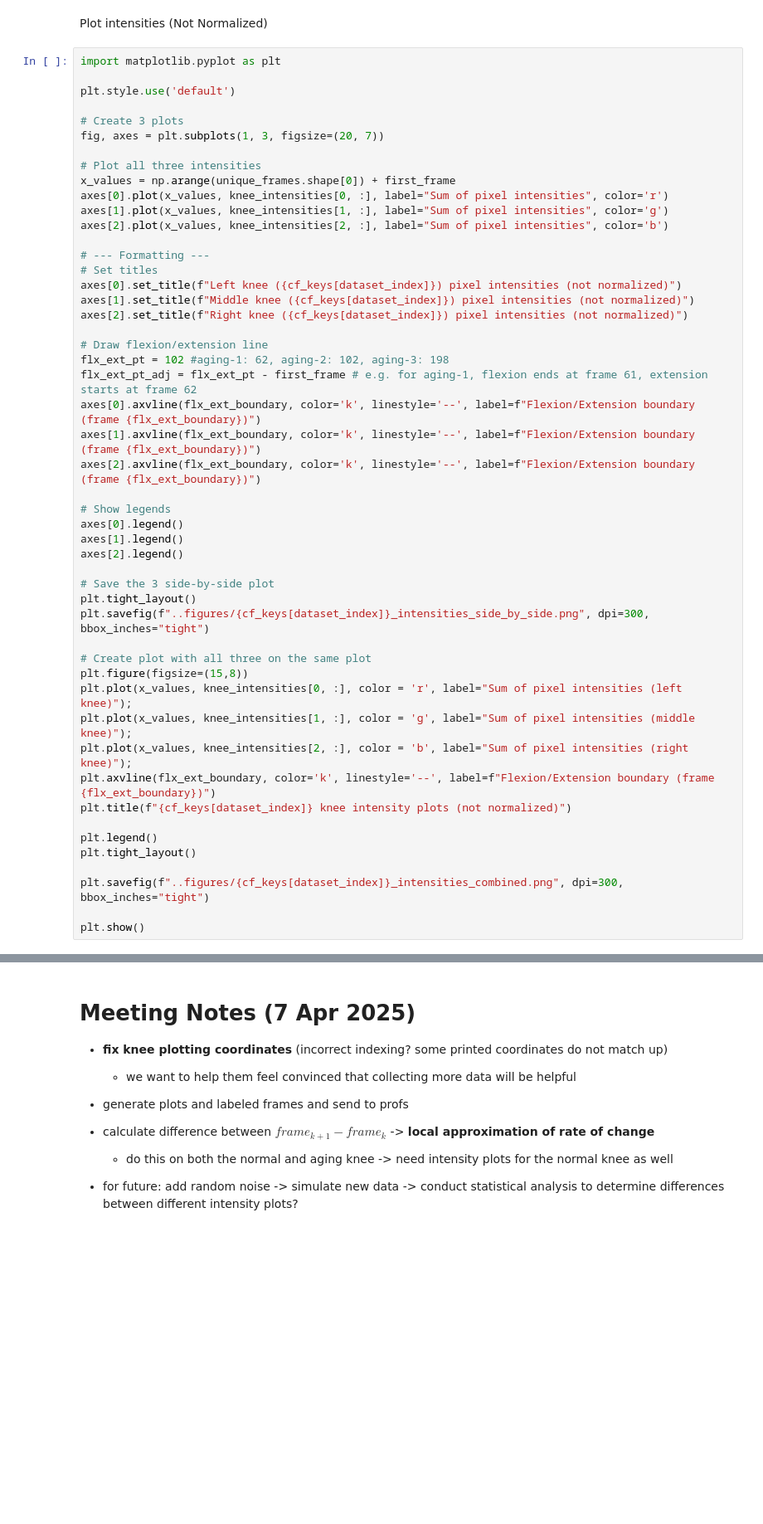
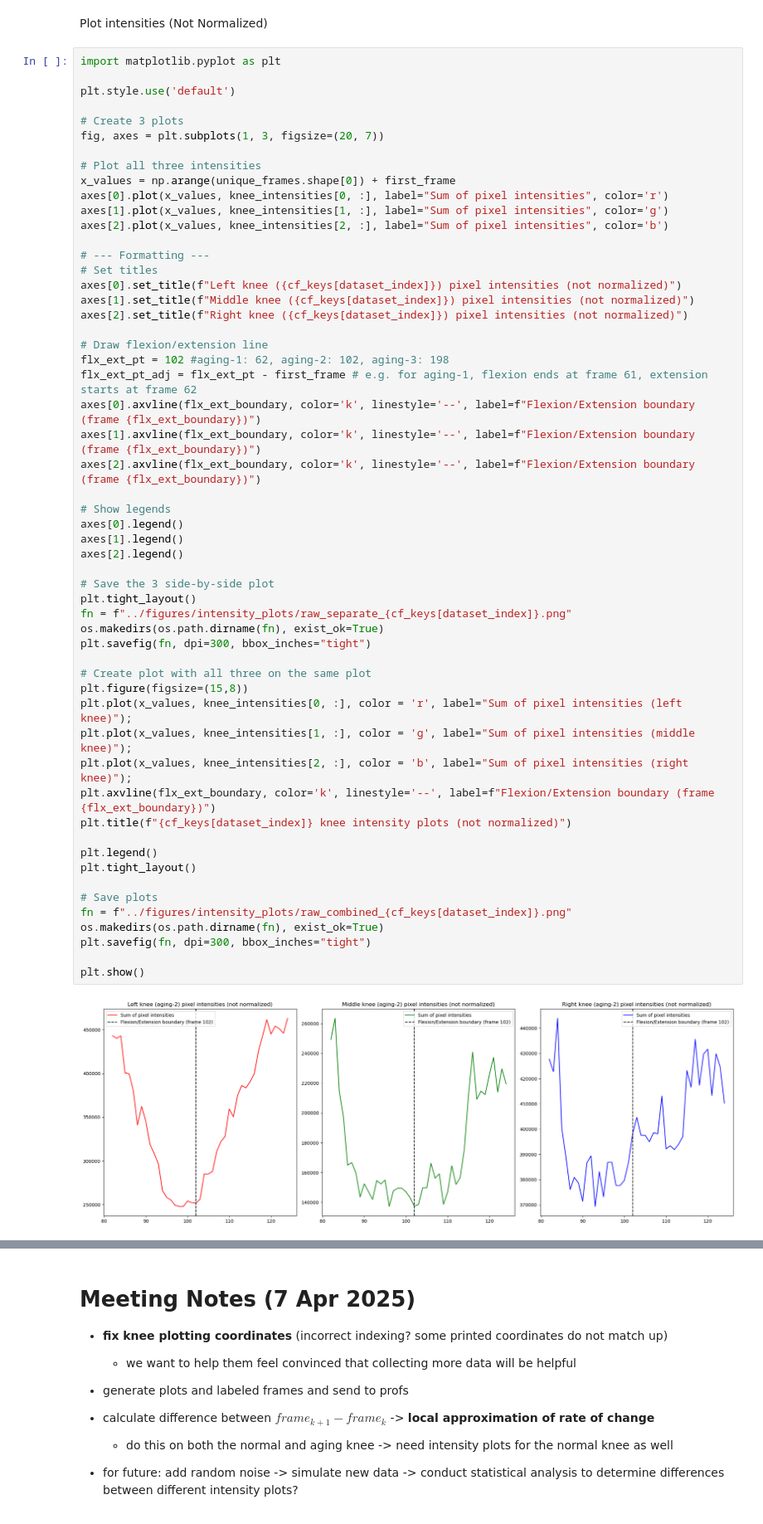
Before and after one commit to moonuel/fluorescence-knee-video-analysis, a Jupyter notebook: notebooks/old knee three parts analysis.ipynb, the cells around one changed output, grey strips where cells are left out. Shown at 83% size. Saved outputs shown, nothing was run; the diff lists cells and outputs as text; blank space fills up the shorter version.

```diff
--- a/notebooks/old knee three parts analysis.ipynb
+++ b/notebooks/old knee three parts analysis.ipynb
@@ -417,32 +426,39 @@ axes[1].set_title(f"Middle knee ({cf_keys[dataset_index]}) pixel intensities (no
 axes[2].set_title(f"Right knee ({cf_keys[dataset_index]}) pixel intensities (not normalized)")
 
 # Draw flexion/extension line
 flx_ext_pt = 102 #aging-1: 62, aging-2: 102, aging-3: 198
 flx_ext_pt_adj = flx_ext_pt - first_frame # e.g. for aging-1, flexion ends at frame 61, extension starts at frame 62
 axes[0].axvline(flx_ext_boundary, color='k', linestyle='--', label=f"Flexion/Extension boundary (frame {flx_ext_boundary})")
 axes[1].axvline(flx_ext_boundary, color='k', linestyle='--', label=f"Flexion/Extension boundary (frame {flx_ext_boundary})")
 axes[2].axvline(flx_ext_boundary, color='k', linestyle='--', label=f"Flexion/Extension boundary (frame {flx_ext_boundary})")
 
 # Show legends
 axes[0].legend()
 axes[1].legend()
 axes[2].legend()
 
 # Save the 3 side-by-side plot
 plt.tight_layout()
-plt.savefig(f"..figures/{cf_keys[dataset_index]}_intensities_side_by_side.png", dpi=300, bbox_inches="tight")
+fn = f"../figures/intensity_plots/raw_separate_{cf_keys[dataset_index]}.png"
+os.makedirs(os.path.dirname(fn), exist_ok=True)
+plt.savefig(fn, dpi=300, bbox_inches="tight")
 
 # Create plot with all three on the same plot
 plt.figure(figsize=(15,8))
 plt.plot(x_values, knee_intensities[0, :], color = 'r', label="Sum of pixel intensities (left knee)");
 plt.plot(x_values, knee_intensities[1, :], color = 'g', label="Sum of pixel intensities (middle knee)");
 plt.plot(x_values, knee_intensities[2, :], color = 'b', label="Sum of pixel intensities (right knee)");
 plt.axvline(flx_ext_boundary, color='k', linestyle='--', label=f"Flexion/Extension boundary (frame {flx_ext_boundary})")
 plt.title(f"{cf_keys[dataset_index]} knee intensity plots (not normalized)")
 
 plt.legend()
 plt.tight_layout()
 
-plt.savefig(f"..figures/{cf_keys[dataset_index]}_intensities_combined.png", dpi=300, bbox_inches="tight")
+# Save plots
+fn = f"../figures/intensity_plots/raw_combined_{cf_keys[dataset_index]}.png"
+os.makedirs(os.path.dirname(fn), exist_ok=True)
+plt.savefig(fn, dpi=300, bbox_inches="tight")
 
 plt.show()
+# %% [output]
+[figure, added]
```
Also changed, not shown: parts of 4 cells of this notebook, 1 other file.
